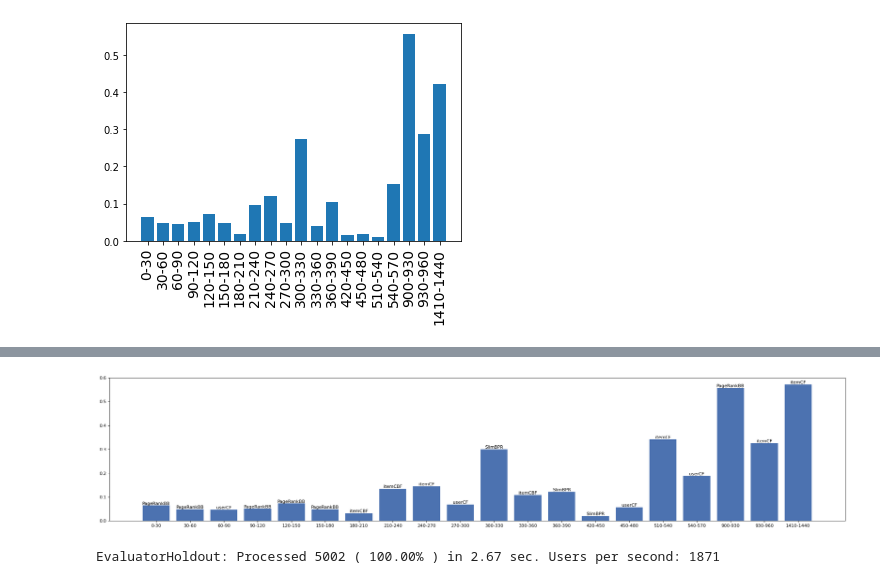
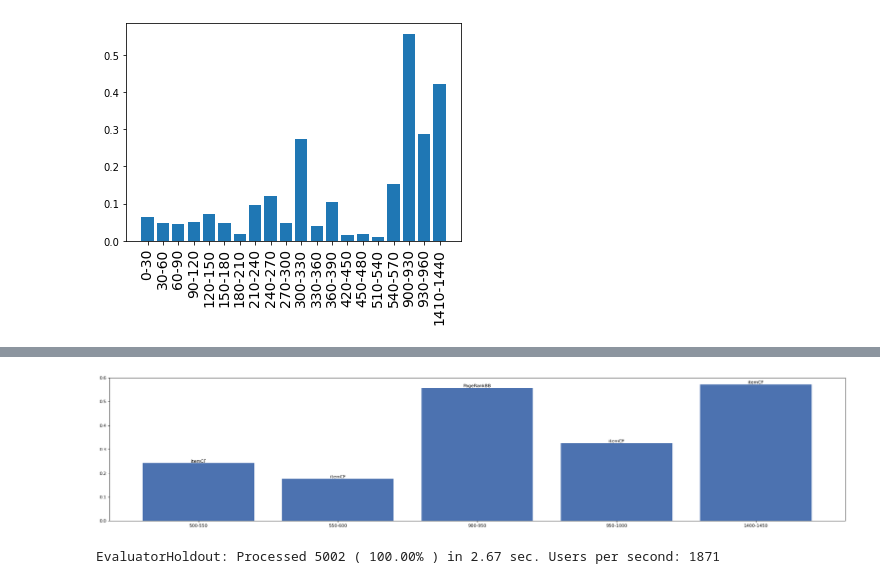
Before and after one commit to fcolombo7/RecSys-2020, a Jupyter notebook: user_analysis.ipynb, the cells around one changed output, grey strips where cells are left out. Saved outputs shown, nothing was run; the diff lists cells and outputs as text; code cells hidden in the pictures.

Commit message:
some more plots

```diff
--- a/user_analysis.ipynb
+++ b/user_analysis.ipynb
@@ -333,4 +293,4 @@ Similarity column 25975 ( 100 % ), 6459.74 column/sec, elapsed time 0.07 min
 # %%
-list_cf=compute_map_per_range(recommender_cf_knn, URM_test, range_size=30)
+list_cf=compute_map_per_range(recommender_cf_knn, URM_test, range_size=range_all)
 x_cf,y_cf,z_cf = frame_to_plot(list_cf)
 # %% [output]
@@ -418,6 +356,6 @@ PureSVDRecommender: URM Detected 1971 (7.59 %) cold items.
 PureSVDRecommender: Computing SVD decomposition...
 PureSVDRecommender: Computing SVD decomposition... Done!
 # %%
-list_pure=compute_map_per_range(recommender_pure, URM_test, range_size=30)
+list_pure=compute_map_per_range(recommender_pure, URM_test, range_size=range_all)
 x_pp,y_pp,_ = frame_to_plot(list_pure)
 # %% [output]
@@ -465,5 +392,5 @@ SLIM_BPR_Recommender: Terminating at epoch 190. Elapsed time 23.79 sec
 Deallocating Cython objects
 # %%
-list_slimbpr=compute_map_per_range(SlimBPR, URM_test, range_size=30)
+list_slimbpr=compute_map_per_range(SlimBPR, URM_test, range_size=range_all)
 x_slb,y_slb,_ = frame_to_plot(list_slimbpr)
 # %% [output]
@@ -498,4 +414,4 @@ Similarity column 7947 ( 100 % ), 17540.63 column/sec, elapsed time 0.01 min
 # %%
-list_ucf=compute_map_per_range(userKnnCF, URM_test, range_size=30)
+list_ucf=compute_map_per_range(userKnnCF, URM_test, range_size=range_all)
 x_ucf,y_ucf,_ = frame_to_plot(list_ucf)
 # %% [output]
@@ -582,11 +587,11 @@ multiplot_frame(maps)
 # %%
-maps = [(x_mf, y_mf), (x_slim,y_slim), (x_cf,y_cf), (x_knn,y_knn), (x_apr,y_apr), (x_pp, y_pp), (x_slb, y_slb), (x_ucf, y_ucf), (x_alph, y_alph)]
-maps = [(x_cf,y_cf), (x_knn,y_knn), (x_apr,y_apr), (x_slb, y_slb), (x_ucf, y_ucf)]
+maps = [(x_cf,y_cf), (x_knn,y_knn), (x_apr,y_apr), (x_slb, y_slb), (x_ucf, y_ucf), (x_pp, y_pp), (x_alph, y_alph), (x_slim,y_slim)]
+#maps = [(x_cf,y_cf), (x_knn,y_knn), (x_apr,y_apr), (x_slb, y_slb), (x_ucf, y_ucf)]
 y_max, c = max_rec_map(maps)
 maps = [(x_cf,y_max,c)]
-multiplot_frame2(maps)
+multiplot_frame2(maps, ymax=0.6)
 # %% [output]
-[figure, old version]
+[figure, new version]
 # %%
 result_eval, _ = evaluator_test.evaluateRecommender(rec1)
 result_eval[10]['MAP']
```
Also changed, not shown: parts of 30 cells of this notebook.
